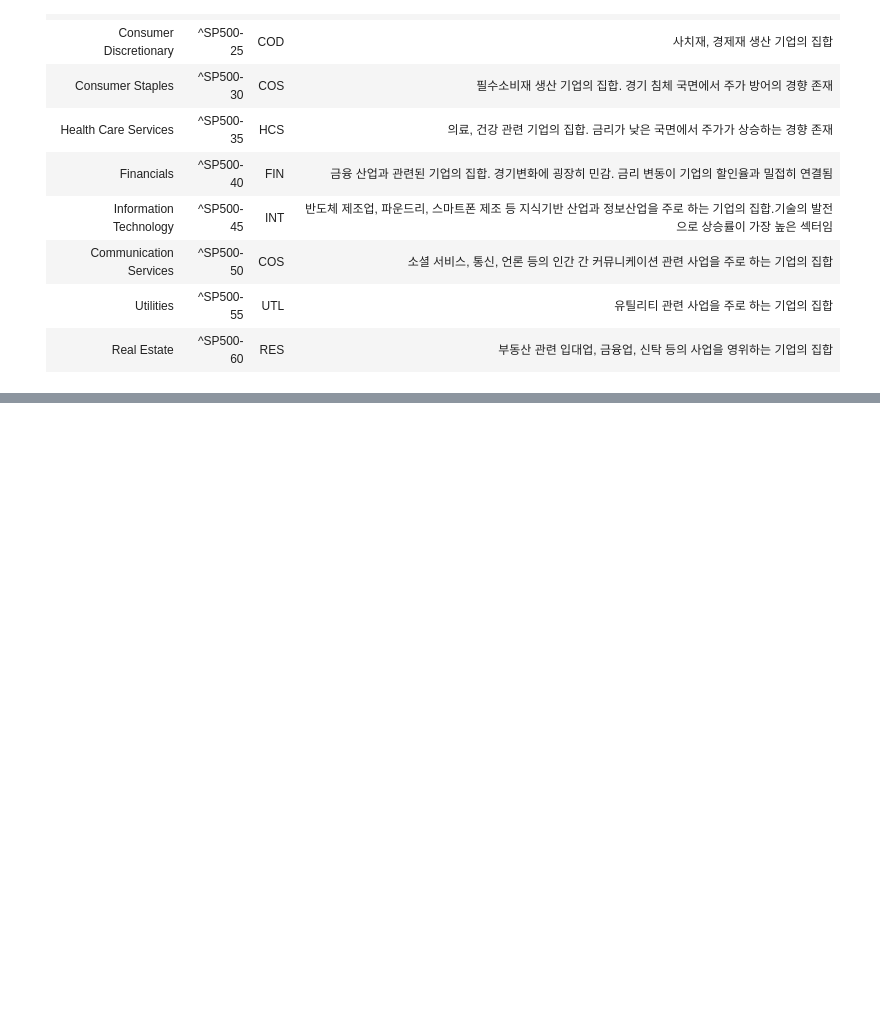
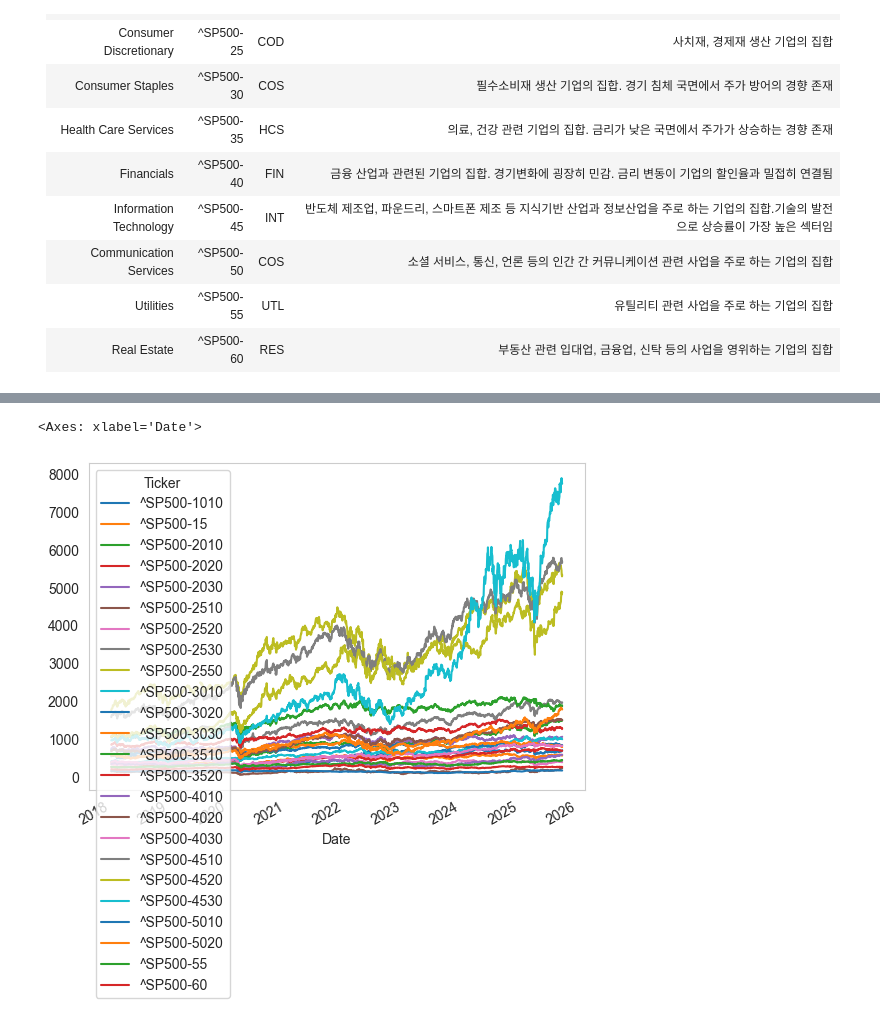
Before and after one commit to Tommylee1013/QuantitativeManagement, a Jupyter notebook: Notebook/02 Financials, GICS Sectors/03 Sectors and Industry.ipynb, the cells around one changed output, grey strips where cells are left out. Drawn from its saved outputs; the diff is of its cells as text; code cells hidden in the pictures; blank space fills up the shorter version.

```diff
--- a/Notebook/02 Financials, GICS Sectors/03 Sectors and Industry.ipynb
+++ b/Notebook/02 Financials, GICS Sectors/03 Sectors and Industry.ipynb
@@ -32,0 +94,41 @@ import pandas as pd
+# %%
+industry_tickers = [
+    '^SP500-1010',    # Energy
+    '^SP500-15',    # Materials
+    '^SP500-2010',  # Capital Goods
+    '^SP500-2020',  # Commercial & Professional Svcs
+    '^SP500-2030',  # Transportation
+    '^SP500-2510',  # Automobiles & Components
+    '^SP500-2520',  # Consumer Durables & Apparel
+    '^SP500-2530',  # Consumer Services
+    '^SP500-2550',  # Retailing
+    '^SP500-3010',  # Food & Staples Retailing
+    '^SP500-3020',  # Food, Beverage & Tobacco
+    '^SP500-3030',  # Household & Personal Products
+    '^SP500-3510',  # Health Care Equipment & Svcs
+    '^SP500-3520',  # Pharmaceuticals, Biotech & Life Sciences
+    '^SP500-4010',  # Banks
+    '^SP500-4020',  # Diversified Financials
+    '^SP500-4030',  # Insurance
+    '^SP500-4510',  # Software & Services
+    '^SP500-4520',  # Technology Hardware & Equipment
+    '^SP500-4530',  # Semiconductors & Equipment
+    '^SP500-5010',  # Telecommunication Services
+    '^SP500-5020',  # Media & Entertainment
+    '^SP500-55',    # Utilities
+    '^SP500-60'     # Real Estate
+]
+# %%
+industry_group_data = yf.download(
+    tickers = industry_tickers,
+    start = '2018-01-01',
+    progress = False,
+    interval = '1d',
+    multi_level_index=False,
+    auto_adjust = False
+)['Close']
+# %%
+industry_group_data.plot(grid = False)
+# %% [output]
+<Axes: xlabel='Date'>
+[figure, added]
```
Also changed, not shown: parts of 8 cells of this notebook, 1 other file.
